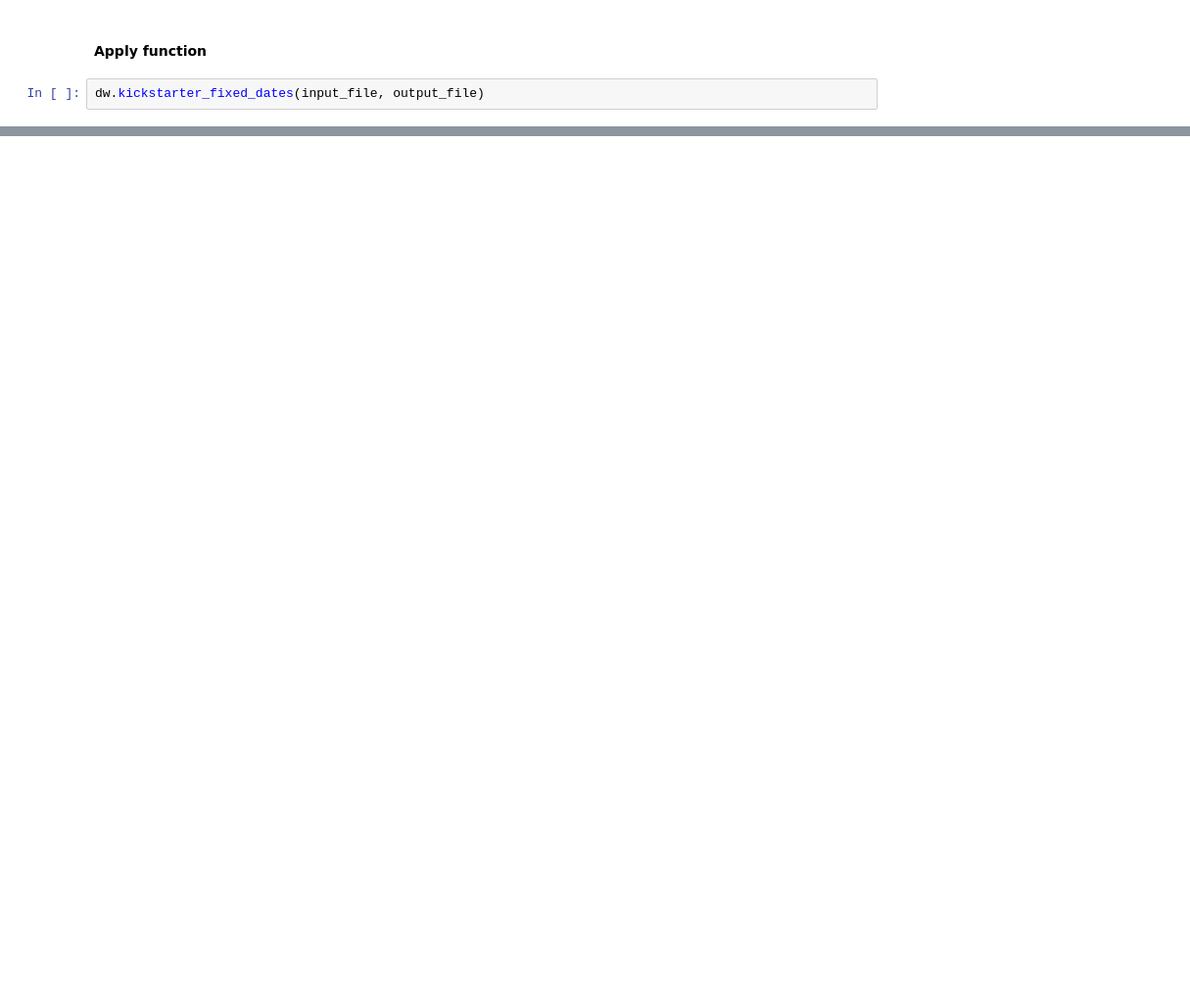
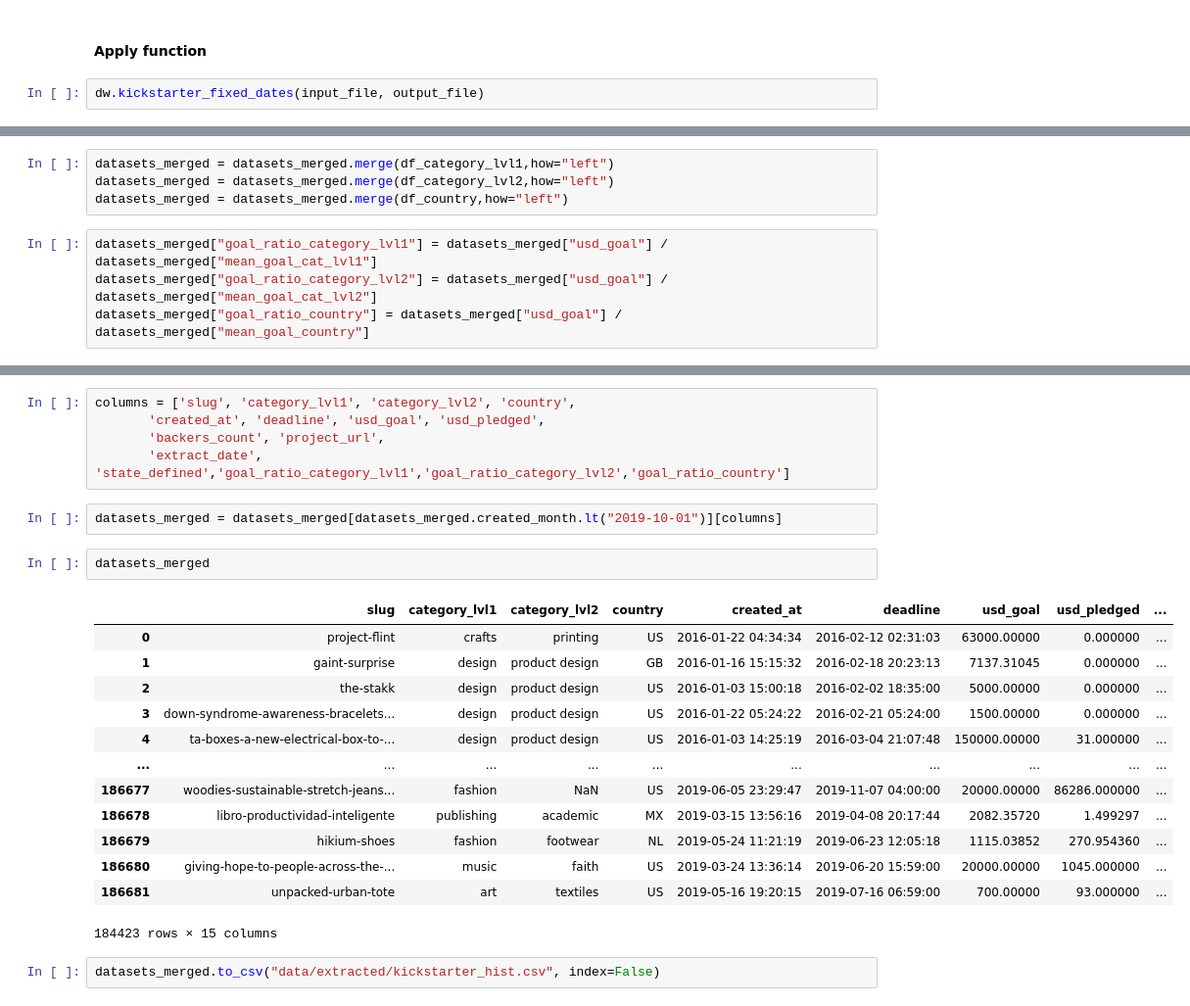
Before and after one commit to psmorelli/ironhack_project6, a Jupyter notebook: data_workflow.ipynb, the cells around one changed output, grey strips where cells are left out. Shown at 98% size. Drawn from its saved outputs; the diff is of its cells as text; blank space fills up the shorter version.

```diff
--- a/data_workflow.ipynb
+++ b/data_workflow.ipynb
@@ -59,0 +125,8 @@ dw.kickstarter_fixed_dates(input_file, output_file)
+# %%
+datasets_merged = datasets_merged.merge(df_category_lvl1,how="left")
+datasets_merged = datasets_merged.merge(df_category_lvl2,how="left")
+datasets_merged = datasets_merged.merge(df_country,how="left")
+# %%
+datasets_merged["goal_ratio_category_lvl1"] = datasets_merged["usd_goal"] / datasets_merged["mean_goal_cat_lvl1"]
+datasets_merged["goal_ratio_category_lvl2"] = datasets_merged["usd_goal"] / datasets_merged["mean_goal_cat_lvl2"]
+datasets_merged["goal_ratio_country"] = datasets_merged["usd_goal"] / datasets_merged["mean_goal_country"]
@@ -59,0 +147,25 @@ dw.kickstarter_fixed_dates(input_file, output_file)
+# %%
+columns = ['slug', 'category_lvl1', 'category_lvl2', 'country',
+       'created_at', 'deadline', 'usd_goal', 'usd_pledged',
+       'backers_count', 'project_url',
+       'extract_date', 'state_defined','goal_ratio_category_lvl1','goal_ratio_category_lvl2','goal_ratio_country']
+# %%
+datasets_merged = datasets_merged[datasets_merged.created_month.lt("2019-10-01")][columns]
+# %%
+datasets_merged
+# %% [output]
+|  | slug | category_lvl1 | category_lvl2 | country | created_at | deadline | usd_goal | usd_pledged | ... |
+| 0 | project-flint | crafts | printing | US | 2016-01-22 04:34:34 | 2016-02-12 02:31:03 | 63000.00000 | 0.000000 | ... |
+| 1 | gaint-surprise | design | product design | GB | 2016-01-16 15:15:32 | 2016-02-18 20:23:13 | 7137.31045 | 0.000000 | ... |
+| 2 | the-stakk | design | product design | US | 2016-01-03 15:00:18 | 2016-02-02 18:35:00 | 5000.00000 | 0.000000 | ... |
+| 3 | down-syndrome-awareness-bracelets... | design | product design | US | 2016-01-22 05:24:22 | 2016-02-21 05:24:00 | 1500.00000 | 0.000000 | ... |
+| 4 | ta-boxes-a-new-electrical-box-to-... | design | product design | US | 2016-01-03 14:25:19 | 2016-03-04 21:07:48 | 150000.00000 | 31.000000 | ... |
+| ... | ... | ... | ... | ... | ... | ... | ... | ... | ... |
+| 186677 | woodies-sustainable-stretch-jeans... | fashion | NaN | US | 2019-06-05 23:29:47 | 2019-11-07 04:00:00 | 20000.00000 | 86286.000000 | ... |
+| 186678 | libro-productividad-inteligente | publishing | academic | MX | 2019-03-15 13:56:16 | 2019-04-08 20:17:44 | 2082.35720 | 1.499297 | ... |
+| 186679 | hikium-shoes | fashion | footwear | NL | 2019-05-24 11:21:19 | 2019-06-23 12:05:18 | 1115.03852 | 270.954360 | ... |
+| 186680 | giving-hope-to-people-across-the-... | music | faith | US | 2019-03-24 13:36:14 | 2019-06-20 15:59:00 | 20000.00000 | 1045.000000 | ... |
+| 186681 | unpacked-urban-tote | art | textiles | US | 2019-05-16 19:20:15 | 2019-07-16 06:59:00 | 700.00000 | 93.000000 | ... |
+184423 rows × 15 columns
+# %%
+datasets_merged.to_csv("data/extracted/kickstarter_hist.csv", index=False)
```
Also changed, not shown: parts of 18 cells of this notebook, 2 other files.
